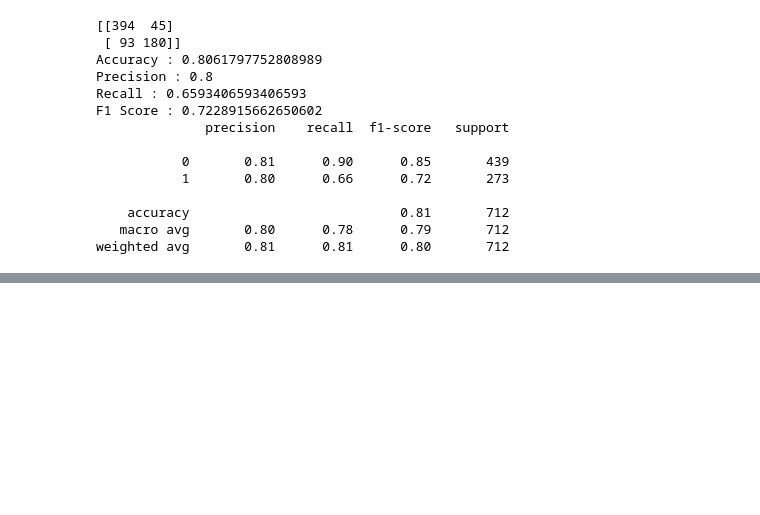
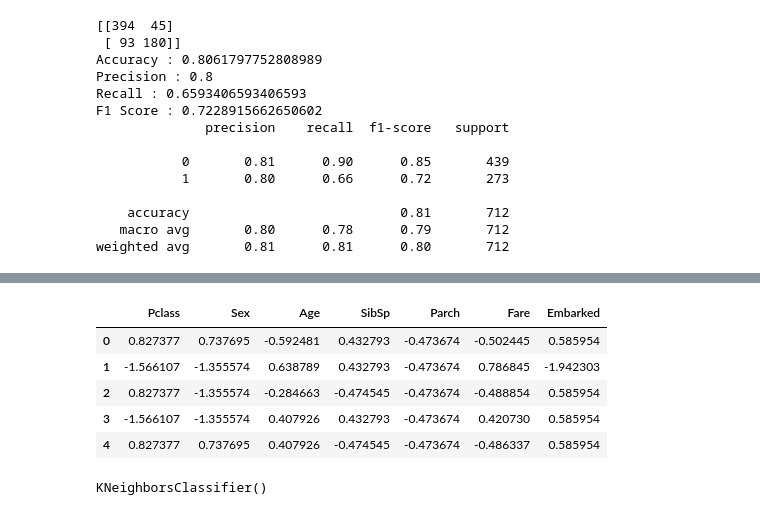
Before and after one commit to DONIHSAN/Data-Mining, a Jupyter notebook: Pertemuan_Ke_11.ipynb, the cells around one changed output, grey strips where cells are left out. Saved outputs shown, nothing was run; the diff lists cells and outputs as text; code cells hidden in the pictures; blank space fills up the shorter version.

```diff
--- a/Pertemuan_Ke_11.ipynb
+++ b/Pertemuan_Ke_11.ipynb
@@ -168,0 +181,19 @@ NameError: name 'knn' is not defined
+# %%
+from sklearn.preprocessing import StandardScaler
+sc=StandardScaler()
+X_scl=sc.fit_transform(X)
+# %%
+X_scl=pd.DataFrame(X_scl,columns=X.columns)
+X_scl.head()
+# %% [output]
+|  | Pclass | Sex | Age | SibSp | Parch | Fare | Embarked |
+| 0 | 0.827377 | 0.737695 | -0.592481 | 0.432793 | -0.473674 | -0.502445 | 0.585954 |
+| 1 | -1.566107 | -1.355574 | 0.638789 | 0.432793 | -0.473674 | 0.786845 | -1.942303 |
+| 2 | 0.827377 | -1.355574 | -0.284663 | -0.474545 | -0.473674 | -0.488854 | 0.585954 |
+| 3 | -1.566107 | -1.355574 | 0.407926 | 0.432793 | -0.473674 | 0.420730 | 0.585954 |
+| 4 | 0.827377 | 0.737695 | 0.407926 | -0.474545 | -0.473674 | -0.486337 | 0.585954 |
+# %%
+X_train,X_test,y_train,y_test=train_test_split(X_scl,y,test_size=0.2,random_state=42, shuffle=True, stratify=y)
+knn.fit(X_train,y_train)
+# %% [output]
+KNeighborsClassifier()
```
Also changed, not shown: parts of 7 cells of this notebook.
